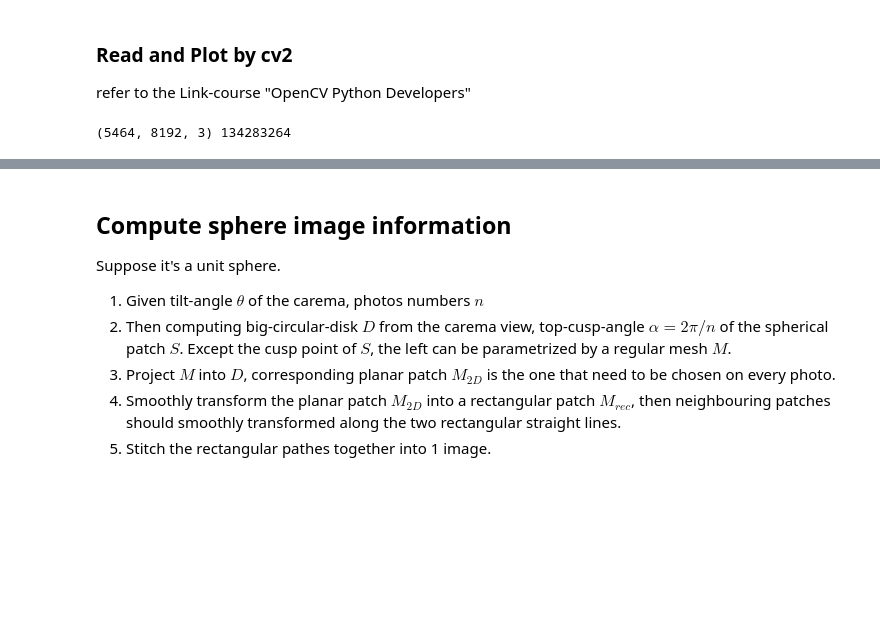
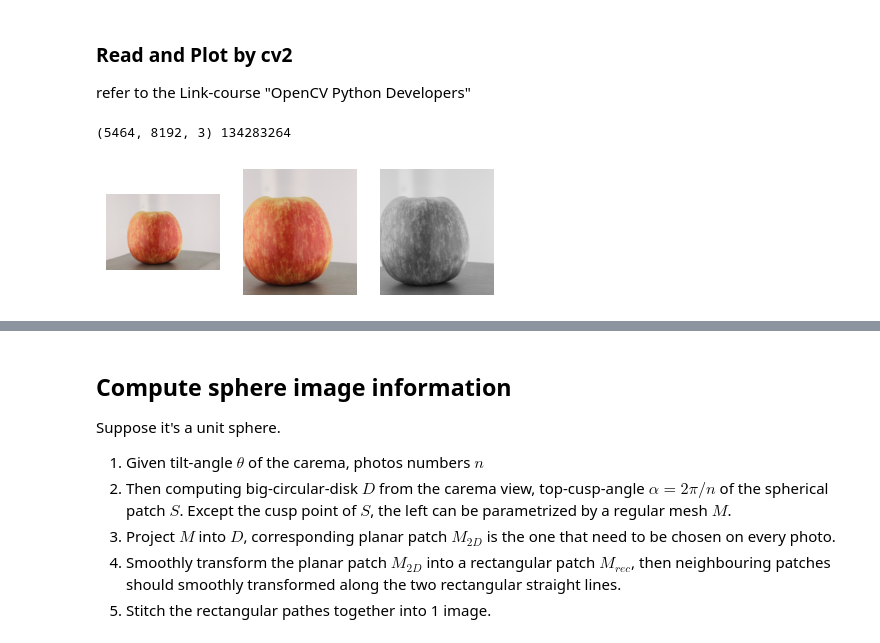
Before and after one commit to WWmore/imageprocessing, a Jupyter notebook: Ball photos stitching.ipynb, the cells around one changed output, grey strips where cells are left out. Saved outputs shown, nothing was run; the diff lists cells and outputs as text; code cells hidden in the pictures; blank space fills up the shorter version.

```diff
--- a/Ball photos stitching.ipynb
+++ b/Ball photos stitching.ipynb
@@ -11,30 +11,42 @@ import cv2
 refer to the Link-course "OpenCV Python Developers"
 # %%
 ## read photo
-path0 = r'C:\\Users\\WANGH0M\\Desktop\\opencv\\ball_photos'
-path = r'C:\\Users\\WANGH0M\\Desktop\\ball_drillbit\\ball\\0'
-name = '\\0B4A4651.jpg'
-img = cv2.imread(path+name,1)
+paths = ['./photos_ball', './photos_drill', './photos_apple', './photos_cup']
+path = paths[2] ### need to choose the path name
+
+names = [file for file in glob.glob(path+"/*.jpg")]
+name = names[5]
+
+img = cv2.imread(name,1)
 print(img.shape, img.size)
 
 ## change jpg to png
-cv2.imwrite(path + "\\1.png", img)
-img = cv2.imread(path+'\\1.png',1)
+# cv2.imwrite(path + "\\1.png", img)
+# img = cv2.imread(path+'\\1.png',1)
 
 ## rescale the photo
 img = cv2.resize(img, (0,0), fx=0.1, fy=0.1)
-
-## plot the photo
-# cv2.imshow("Original", img)
-# cv2.waitKey()
-# cv2.destroyAllWindows()
 
 ## crop the photo
 num_row, num_col = img.shape[0], img.shape[1]
 subimg = img[:, int(num_col*0.2):int(num_col*0.8), :]
 
-cv2.imshow("Sub-image", subimg)
-cv2.waitKey()
-cv2.destroyAllWindows()
+## convert it to a grayscale image
+gray_img = cv2.cvtColor(subimg, cv2.COLOR_BGR2GRAY)
+
+if 0:
+    cv2.imshow("Sub-image", subimg)
+    cv2.waitKey()
+    cv2.destroyAllWindows()
+elif 1:
+    fig, axs = plt.subplots(1,3,figsize=(5,5))
+    axs[0].imshow(cv2.cvtColor(img, cv2.COLOR_BGR2RGB))
+    axs[1].imshow(cv2.cvtColor(subimg, cv2.COLOR_BGR2RGB))
+    axs[2].imshow(cv2.cvtColor(gray_img, cv2.COLOR_BGR2RGB))
+    axs[0].set_axis_off()
+    axs[1].set_axis_off()
+    axs[2].set_axis_off()
+    plt.show()
 # %% [output]
 (5464, 8192, 3) 134283264
+[figure, added]
```
Also changed, not shown: parts of 20 cells of this notebook, 5 other files.
